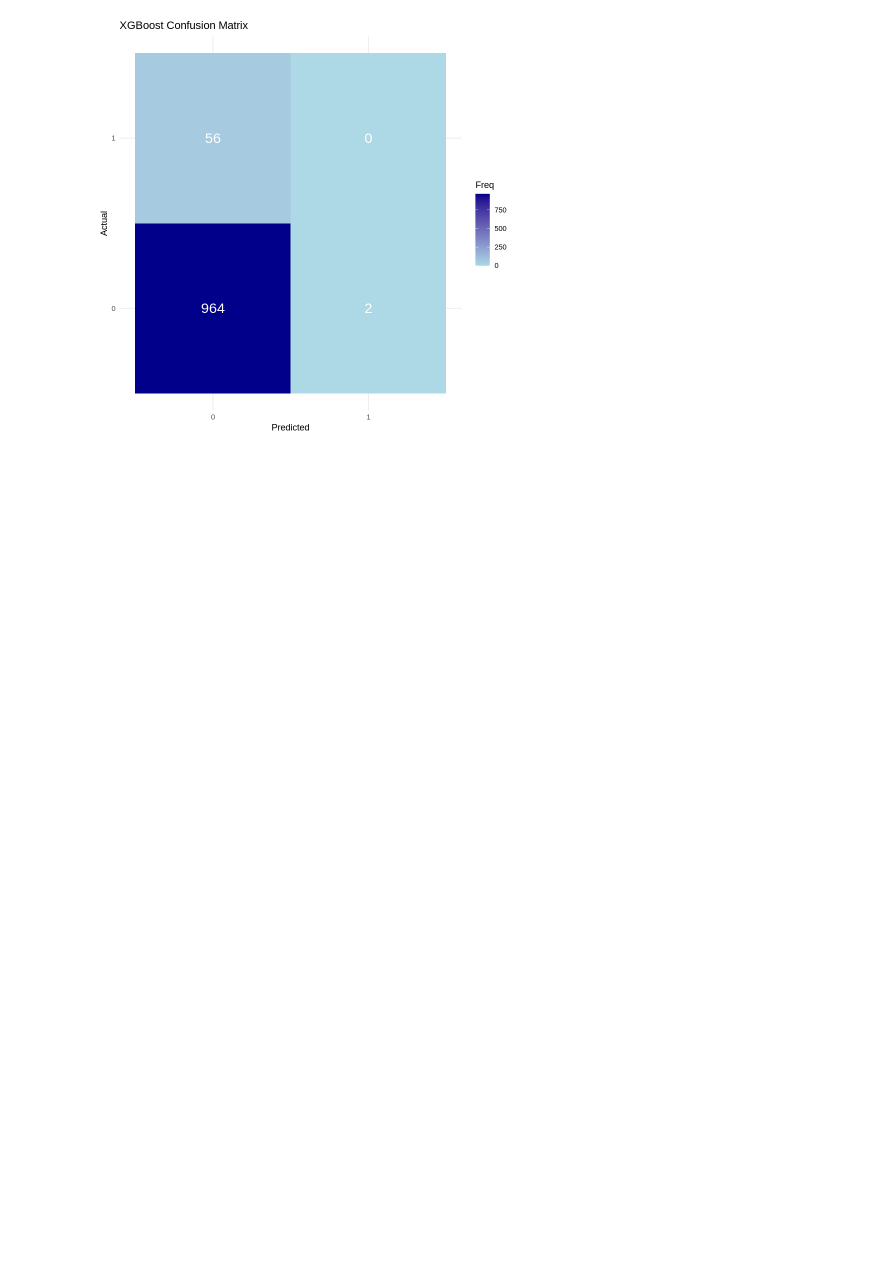
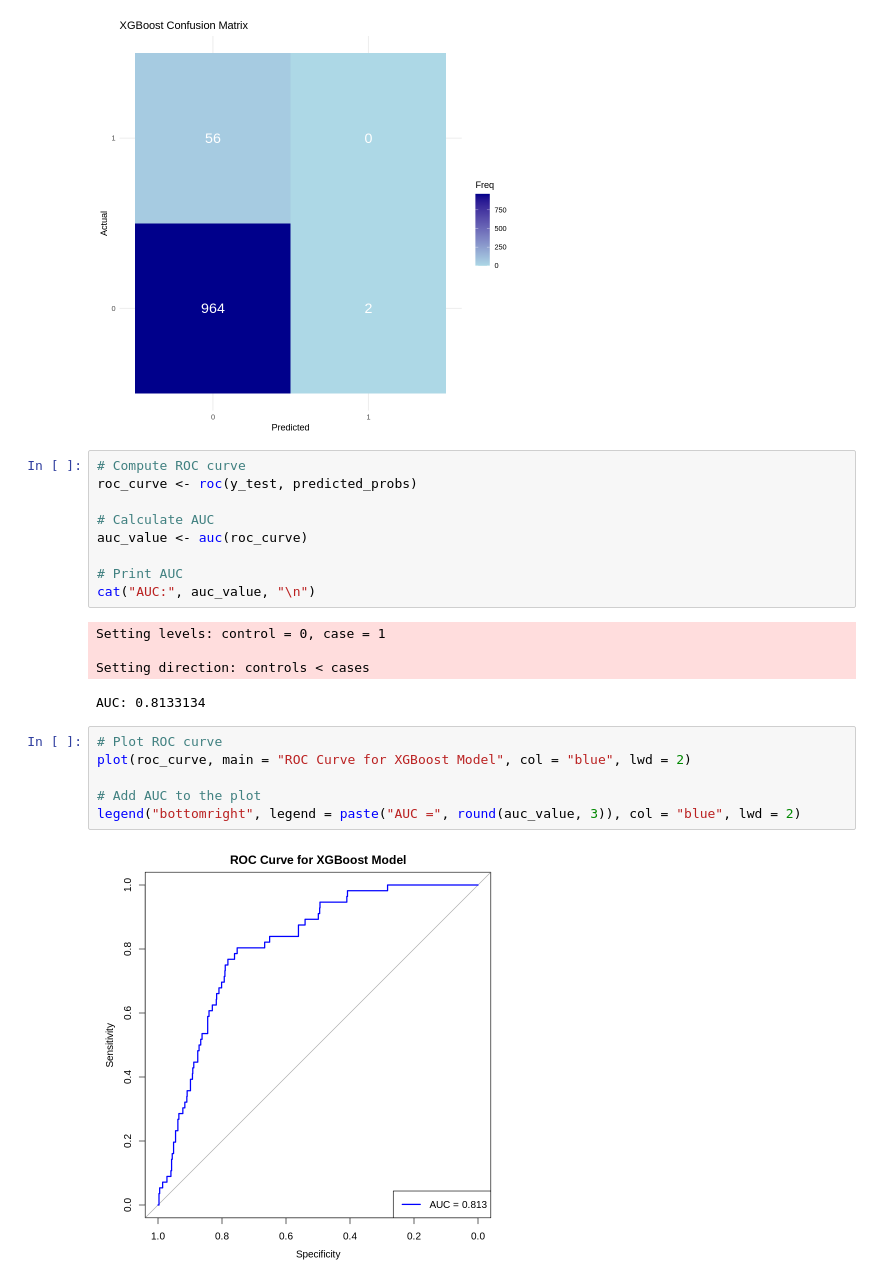
Before and after one commit to KemiAhmed/Stroke-Predictor, a Jupyter notebook: Model_performance_before_balancing.ipynb, the cells around one changed output. Saved outputs shown, nothing was run; the diff lists cells and outputs as text; blank space fills up the shorter version.

```diff
--- a/Model_performance_before_balancing.ipynb
+++ b/Model_performance_before_balancing.ipynb
@@ -525,3 +525,25 @@ p_xgb <- ggplot(data = xgb_conf_matrix_table, aes(x = Predicted, y = Actual, fil
 print(p_xgb)
 # %% [output]
 [figure]
+# %%
+# Compute ROC curve
+roc_curve <- roc(y_test, predicted_probs)
+
+# Calculate AUC
+auc_value <- auc(roc_curve)
+
+# Print AUC
+cat("AUC:", auc_value, "\n")
+# %% [output]
+Setting levels: control = 0, case = 1
+
+Setting direction: controls < cases
+AUC: 0.8133134
+# %%
+# Plot ROC curve
+plot(roc_curve, main = "ROC Curve for XGBoost Model", col = "blue", lwd = 2)
+
+# Add AUC to the plot
+legend("bottomright", legend = paste("AUC =", round(auc_value, 3)), col = "blue", lwd = 2)
+# %% [output]
+[figure, added]
```
Also changed, not shown: parts of 2 cells of this notebook.
